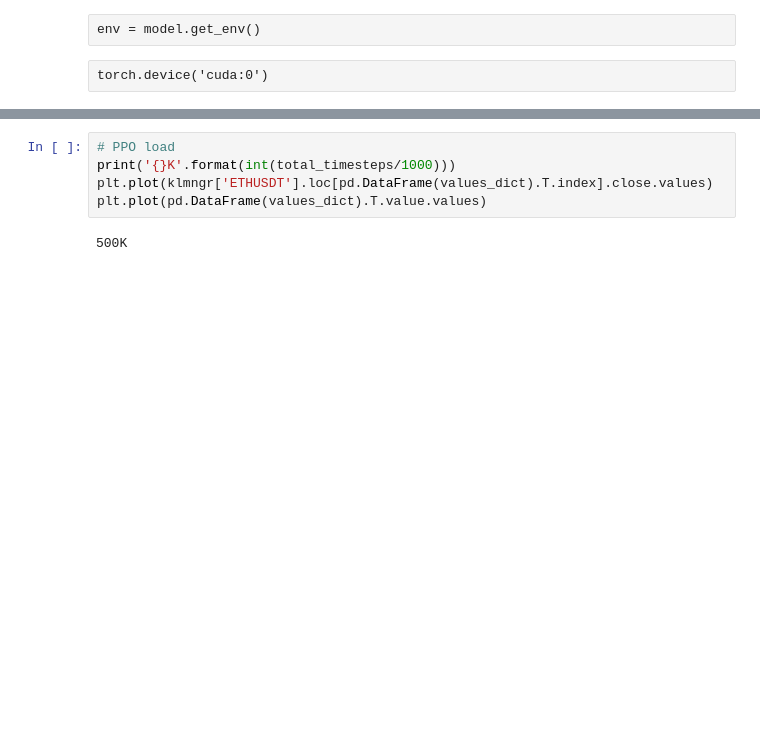
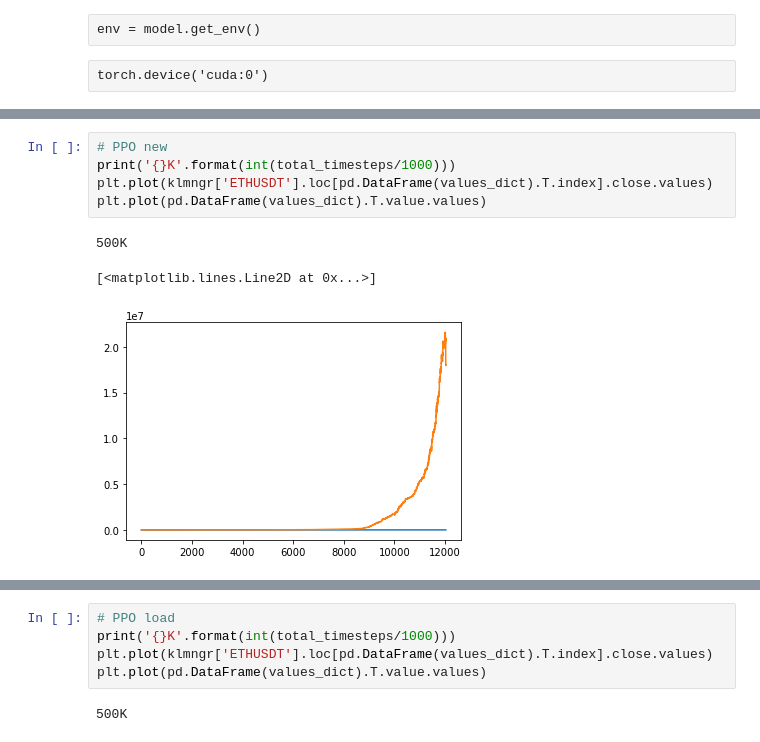
Before and after one commit to GuillaumeDMMarion/crypto-invest, a Jupyter notebook: notebooks/Implementation_rl.ipynb, the cells around one changed output, grey strips where cells are left out. Cells and saved outputs as stored; diff of their text form; blank space fills up the shorter version.

```diff
--- a/notebooks/Implementation_rl.ipynb
+++ b/notebooks/Implementation_rl.ipynb
@@ -381,0 +392,9 @@ Goal reached! reward= [-9.8942925e-05]
+# %%
+# PPO new
+print('{}K'.format(int(total_timesteps/1000)))
+plt.plot(klmngr['ETHUSDT'].loc[pd.DataFrame(values_dict).T.index].close.values)
+plt.plot(pd.DataFrame(values_dict).T.value.values)
+# %% [output]
+500K
+[<matplotlib.lines.Line2D at 0x...>]
+[figure, added]
```
Also changed, not shown: parts of 21 cells of this notebook, 1 other file.
